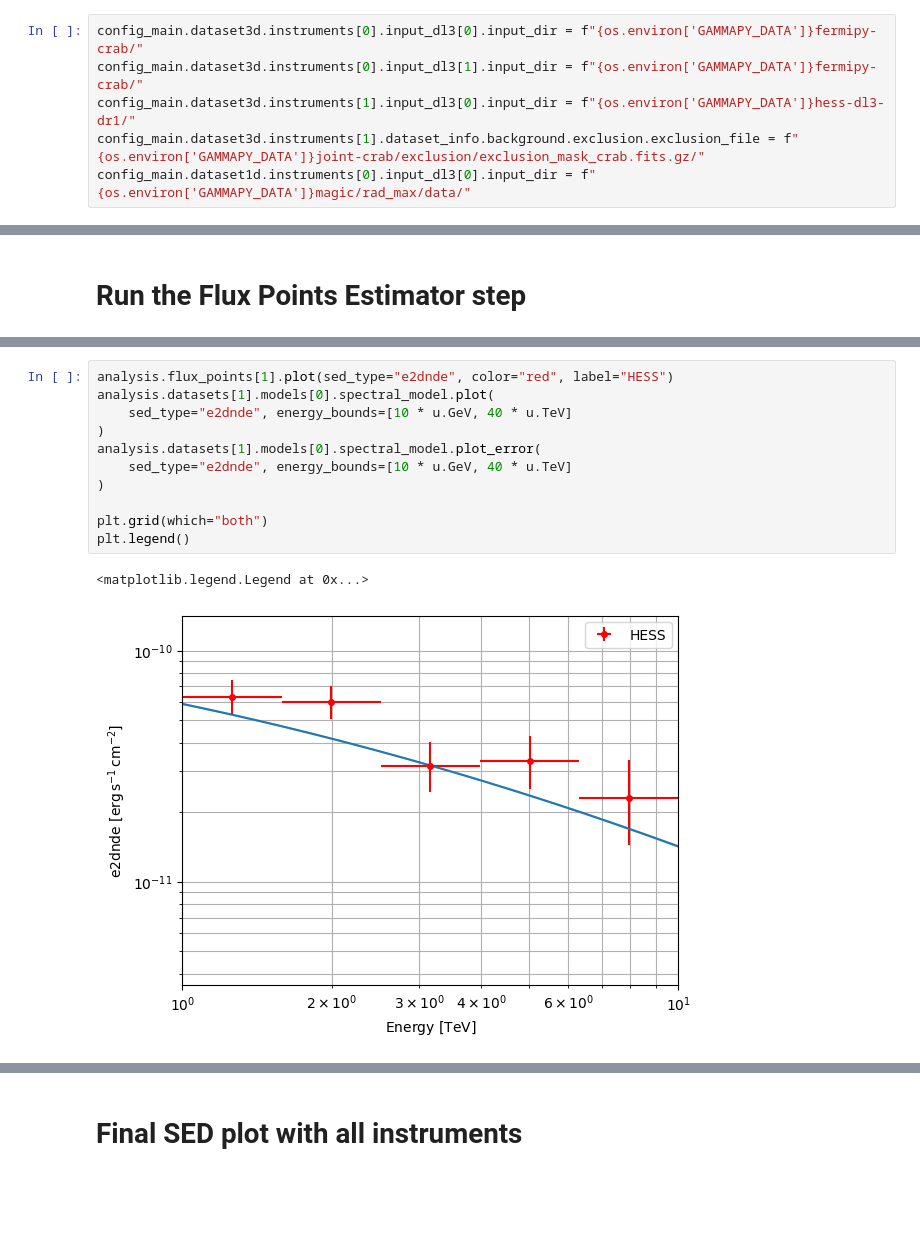
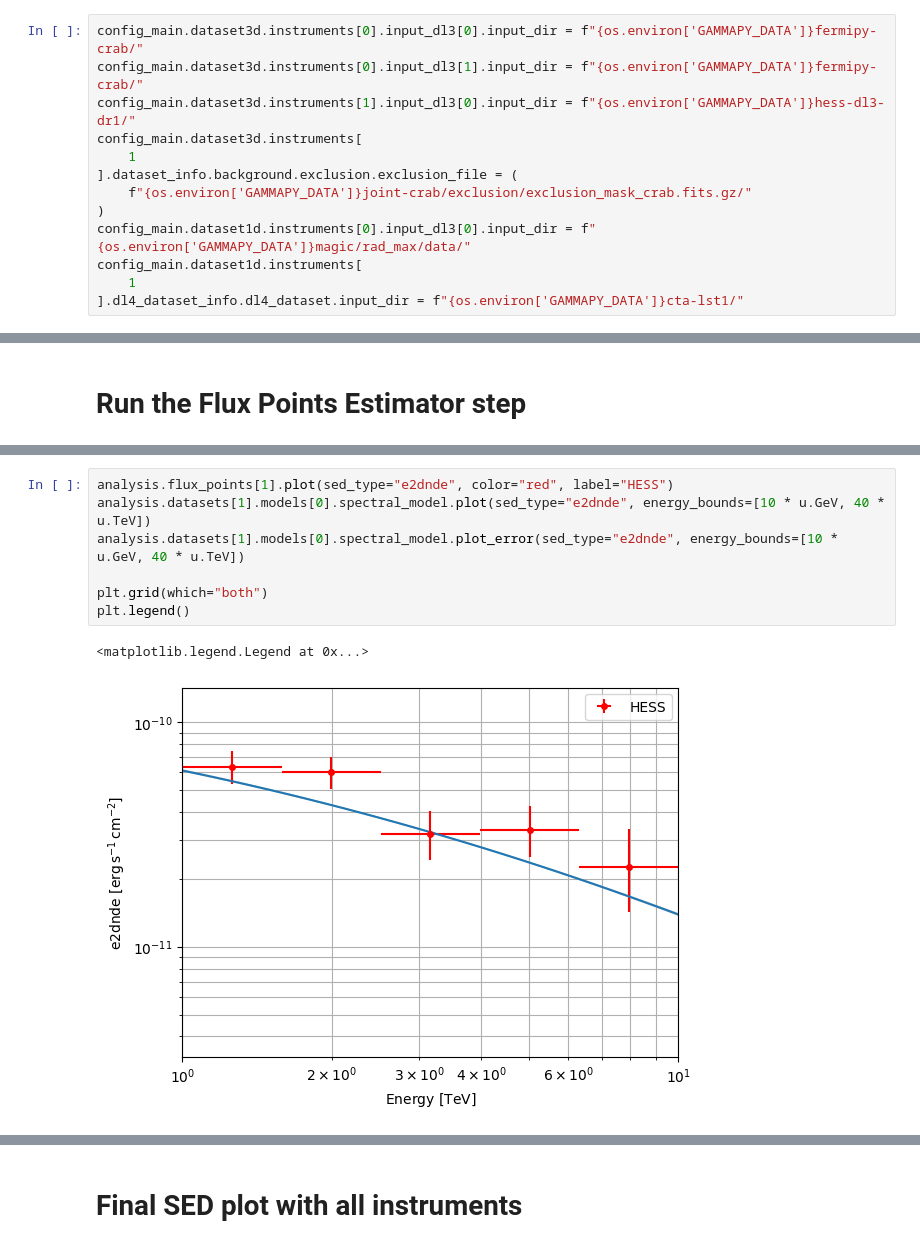
Before and after one commit to chaimain/asgardpy, a Jupyter notebook: notebooks/test_dl4_steps.ipynb, the cells around one changed output, grey strips where cells are left out. Cells and saved outputs as stored; diff of their text form; blank space fills up the shorter version.

Commit message:
Add LST1 DL4 Crab data, update a notebook, update pre-commit hooks, run ruff on notebooks and add news fragment

```diff
--- a/notebooks/test_dl4_steps.ipynb
+++ b/notebooks/test_dl4_steps.ipynb
@@ -42,8 +35,15 @@ Wall time: 55.8 ms
 config_main.dataset3d.instruments[0].input_dl3[0].input_dir = f"{os.environ['GAMMAPY_DATA']}fermipy-crab/"
 config_main.dataset3d.instruments[0].input_dl3[1].input_dir = f"{os.environ['GAMMAPY_DATA']}fermipy-crab/"
 config_main.dataset3d.instruments[1].input_dl3[0].input_dir = f"{os.environ['GAMMAPY_DATA']}hess-dl3-dr1/"
-config_main.dataset3d.instruments[1].dataset_info.background.exclusion.exclusion_file = f"{os.environ['GAMMAPY_DATA']}joint-crab/exclusion/exclusion_mask_crab.fits.gz/"
+config_main.dataset3d.instruments[
+    1
+].dataset_info.background.exclusion.exclusion_file = (
+    f"{os.environ['GAMMAPY_DATA']}joint-crab/exclusion/exclusion_mask_crab.fits.gz/"
+)
 config_main.dataset1d.instruments[0].input_dl3[0].input_dir = f"{os.environ['GAMMAPY_DATA']}magic/rad_max/data/"
+config_main.dataset1d.instruments[
+    1
+].dl4_dataset_info.dl4_dataset.input_dir = f"{os.environ['GAMMAPY_DATA']}cta-lst1/"
 # %%
 config_main.general.dict()
 # %% [output]
@@ -660,17 +665,13 @@ Table length=5
 # %%
 analysis.flux_points[1].plot(sed_type="e2dnde", color="red", label="HESS")
-analysis.datasets[1].models[0].spectral_model.plot(
-    sed_type="e2dnde", energy_bounds=[10 * u.GeV, 40 * u.TeV]
-)
-analysis.datasets[1].models[0].spectral_model.plot_error(
-    sed_type="e2dnde", energy_bounds=[10 * u.GeV, 40 * u.TeV]
-)
+analysis.datasets[1].models[0].spectral_model.plot(sed_type="e2dnde", energy_bounds=[10 * u.GeV, 40 * u.TeV])
+analysis.datasets[1].models[0].spectral_model.plot_error(sed_type="e2dnde", energy_bounds=[10 * u.GeV, 40 * u.TeV])
 
 plt.grid(which="both")
 plt.legend()
 # %% [output]
 <matplotlib.legend.Legend at 0x...>
-[figure, old version]
+[figure, new version]
 # %%
 magic_fpt = analysis.flux_points[2].to_table(sed_type="e2dnde", formatted=True)
 magic_fpt
```
Also changed, not shown: parts of 41 cells of this notebook, 13 other files.
